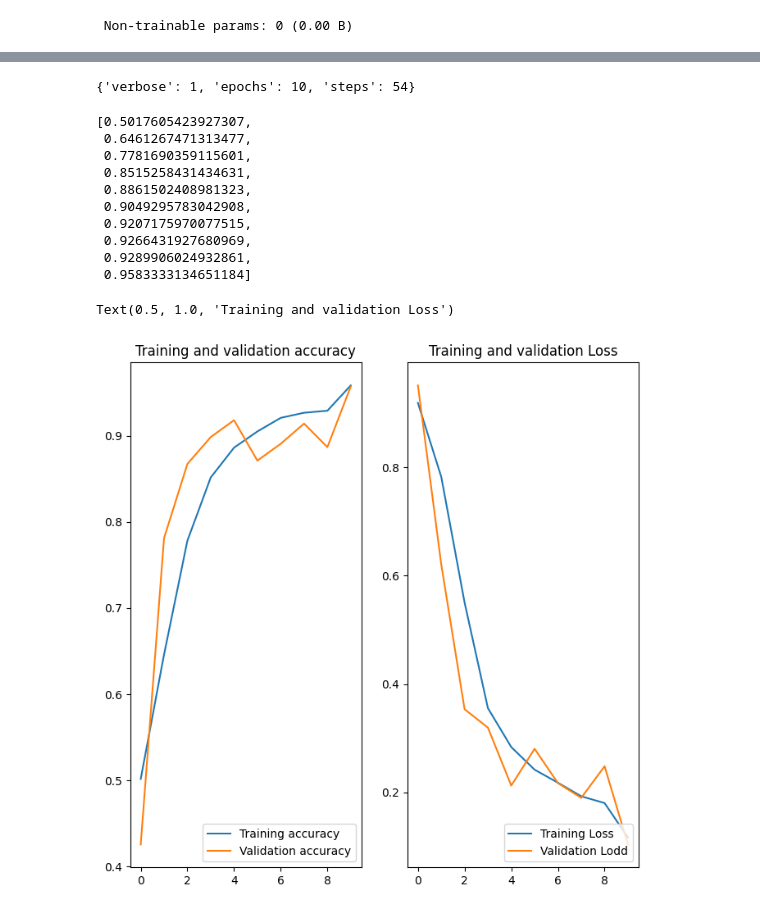
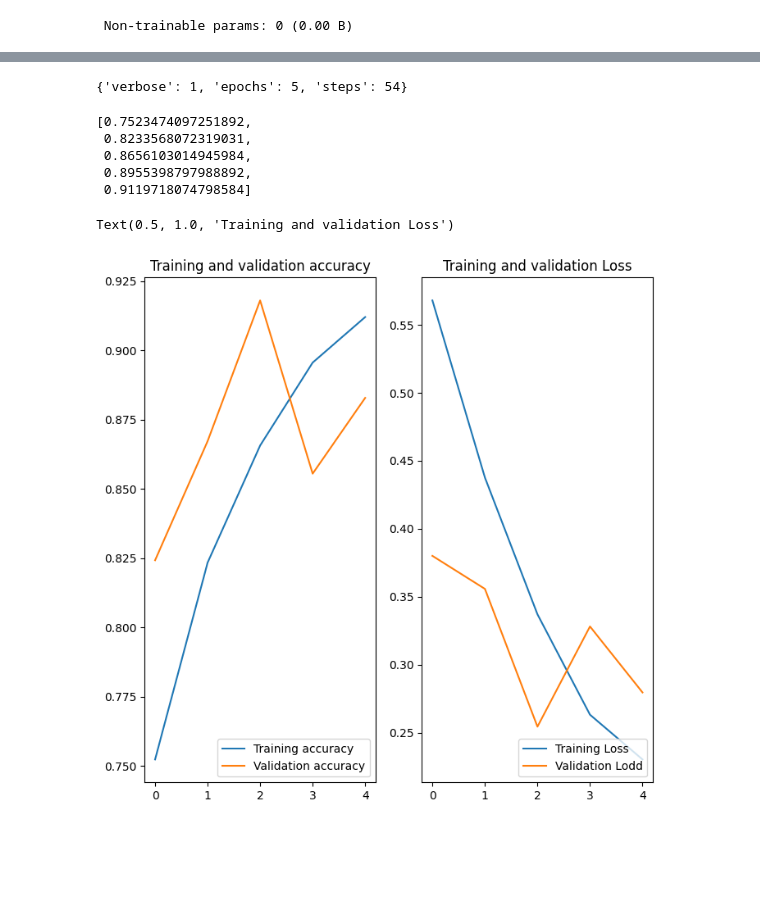
Before and after one commit to niyomugaboetiene/Potato_disease_predictor, a Jupyter notebook: training/training.ipynb, the cells around one changed output, grey strips where cells are left out. Cells and saved outputs as stored; diff of their text form; code cells hidden in the pictures; blank space fills up the shorter version.

```diff
--- a/training/training.ipynb
+++ b/training/training.ipynb
@@ -173,7 +173,7 @@ model.compile(
 # %%
 history = model.fit(
     training_ds,
-    epochs=10,
+    epochs=5,
     batch_size=BATCH_SIZE,
     verbose=1,
     validation_data=validation_ds,
@@ -210,20 +198,15 @@ model.evaluate(test_ds)
 # %%
 history.params
 # %% [output]
-{'verbose': 1, 'epochs': 10, 'steps': 54}
+{'verbose': 1, 'epochs': 5, 'steps': 54}
 # %%
 history.history['accuracy']
 # %% [output]
-[0.5017605423927307,
- 0.6461267471313477,
- 0.7781690359115601,
- 0.8515258431434631,
- 0.8861502408981323,
- 0.9049295783042908,
- 0.9207175970077515,
- 0.9266431927680969,
- 0.9289906024932861,
- 0.9583333134651184]
+[0.7523474097251892,
+ 0.8233568072319031,
+ 0.8656103014945984,
+ 0.8955398797988892,
+ 0.9119718074798584]
 # %%
 acc = history.history['accuracy']
 val_acc = history.history["val_accuracy"]
@@ -233,19 +216,19 @@ val_loss = history.history["val_loss"]
 # %%
 plt.figure(figsize = (8, 8))
 plt.subplot(1, 2, 1)
-plt.plot(range(10), acc, label = "Training accuracy")
-plt.plot(range(10), val_acc, label = "Validation accuracy")
+plt.plot(range(5), acc, label = "Training accuracy")
+plt.plot(range(5), val_acc, label = "Validation accuracy")
 plt.legend(loc="lower right")
 plt.title("Training and validation accuracy")
 
 plt.subplot(1, 2, 2)
-plt.plot(range(10), loss, label = "Training Loss")
-plt.plot(range(10), val_loss, label = "Validation Lodd")
+plt.plot(range(5), loss, label = "Training Loss")
+plt.plot(range(5), val_loss, label = "Validation Lodd")
 plt.legend(loc="lower right")
 plt.title("Training and validation Loss")
 # %% [output]
 Text(0.5, 1.0, 'Training and validation Loss')
-[figure, old version]
+[figure, new version]
 # %%
 for image_batch, label_batch in test_ds.take(1):
     first_image = image_batch[0].numpy().astype("uint8")
```
Also changed, not shown: parts of 7 cells of this notebook.
